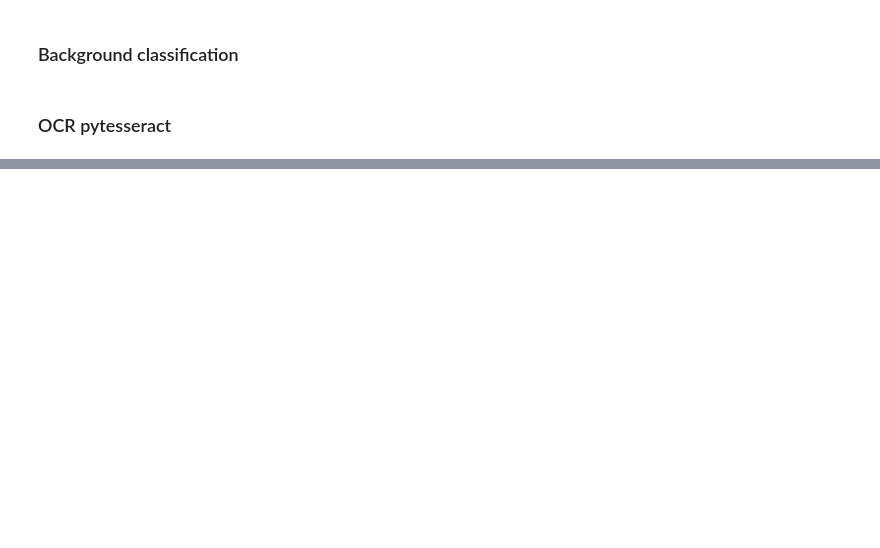
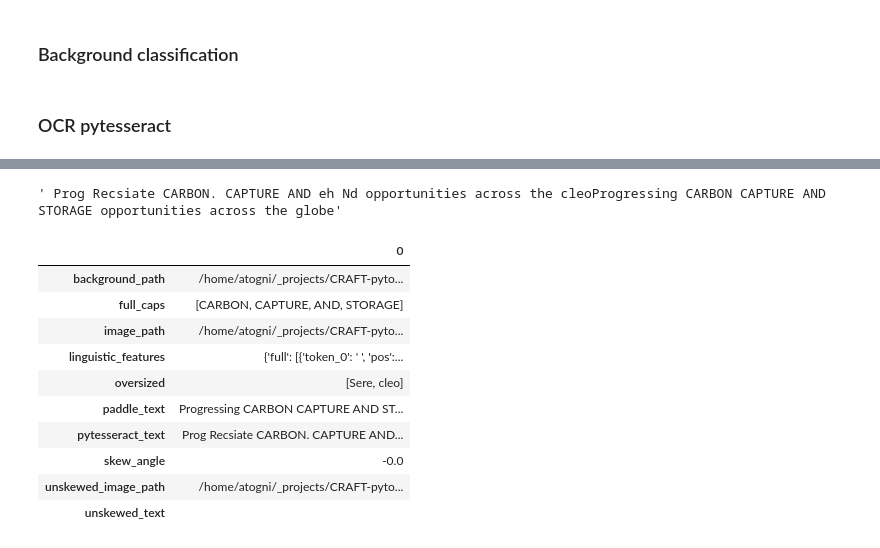
Before and after one commit to ScrPzz/CRAFT-pytorch, a Jupyter notebook: boxes.ipynb, the cells around one changed output, grey strips where cells are left out. Cells and saved outputs as stored; diff of their text form; code cells hidden in the pictures; blank space fills up the shorter version.

```diff
--- a/boxes.ipynb
+++ b/boxes.ipynb
@@ -94,7 +95,7 @@ def check_and_save(dir_path, file_name=str):
 # %%
 from sklearn.cluster import MeanShift
 from collections import Counter, defaultdict
-from dataclasses import dataclass
+#from dataclasses import dataclass
 from typing import Any
 from pathlib import Path
 
@@ -106,7 +107,8 @@ class BoxesEngine():
         tldr_boxes={}
         n=0
         for k, v in boxes_data_raw.items():
-            tldr_boxes[k]=[self.xy_box_to_tl_br(box_vertices=box) for box in v]
+            if v is not None:
+                tldr_boxes[k]=[self.xy_box_to_tl_br(box_vertices=box) for box in v]
 
         for k, v in tldr_boxes.items():
             for i in range(len(v)):
@@ -117,11 +119,15 @@ class BoxesEngine():
     def extract_area_of_4boxes_list(self, list_bboxes):
         "Extract area of a list of boxes in 4 vertex format"
         a=0.0
-        for box in list_bboxes:
-            dx=round(max(box[0][0], box[1][0]) - min(box[0][0], box[1][0]), 2)
-            dy=round(max(box[0][1], box[3][1]) - min(box[0][1], box[3][1]), 2)
-            a+=dx*dy
-        return round(a, 0)
+        if list_bboxes is not None:
+            for box in list_bboxes:
+                dx=round(max(box[0][0], box[1][0]) - min(box[0][0], box[1][0]), 2)
+                dy=round(max(box[0][1], box[3][1]) - min(box[0][1], box[3][1]), 2)
+                a+=dx*dy
+
+            return round(a, 0)
+        else:
+            return -1
 
     @classmethod
     def extract_area_of_tl_br_box_list(self,tl_br_tup_lst):
@@ -305,7 +311,7 @@ class BoxesEngine():
             cv2.drawContours(mask, contours, c, (1, 1, 1), -1) # mask, contour, CONTOUR INDEX
             cv2.drawContours(not_mask, contours, c, (1, 1, 1), -1) # mask, contour, CONTOUR INDEX
             final_img = mask * orig_img
-            background_img = (not_mask-mask) * orig_img
+            background_img = (not_mask - mask) * orig_img
             #show_cv_to_pil(final_img)
             parts.append(final_img)
             saving_dir, unified_file_path=check_and_save(dir_path=f'{cwd}/output/{Path(orig_img_path).stem}', file_name=f"{Path(orig_img_path).stem}.png")
@@ -502,4 +503,22 @@ for k, masked_text_box in masked_text_boxes.items():
+# %%
+T
+# %% [output]
+' Prog Recsiate CARBON. CAPTURE AND eh Nd opportunities across the cleoProgressing CARBON CAPTURE AND STORAGE opportunities across the globe'
 # %%
 pd.DataFrame.from_records(masked_text_boxes).T.to_csv(saving_dir+'/data.csv')
 with open(saving_dir+'/full_text.csv', 'w+') as f:
     f.write(T)
+# %%
+pd.DataFrame.from_records(masked_text_boxes)
+# %% [output]
+|  | 0 |
+| background_path | /home/atogni/_projects/CRAFT-pyto... |
+| full_caps | [CARBON, CAPTURE, AND, STORAGE] |
+| image_path | /home/atogni/_projects/CRAFT-pyto... |
+| linguistic_features | {'full': [{'token_0': ' ', 'pos':... |
+| oversized | [Sere, cleo] |
+| paddle_text | Progressing CARBON CAPTURE AND ST... |
+| pytesseract_text | Prog Recsiate CARBON. CAPTURE AND... |
+| skew_angle | -0.0 |
+| unskewed_image_path | /home/atogni/_projects/CRAFT-pyto... |
+| unskewed_text |  |
```
Also changed, not shown: parts of 19 cells of this notebook, 3 other files.
